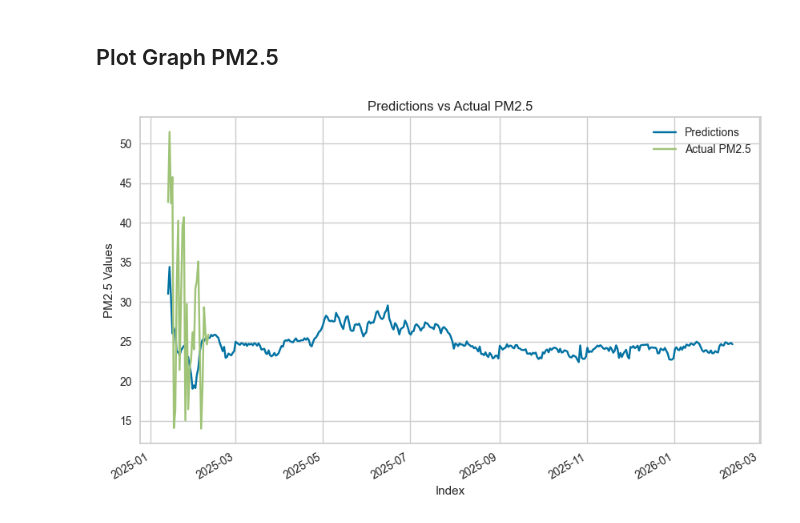
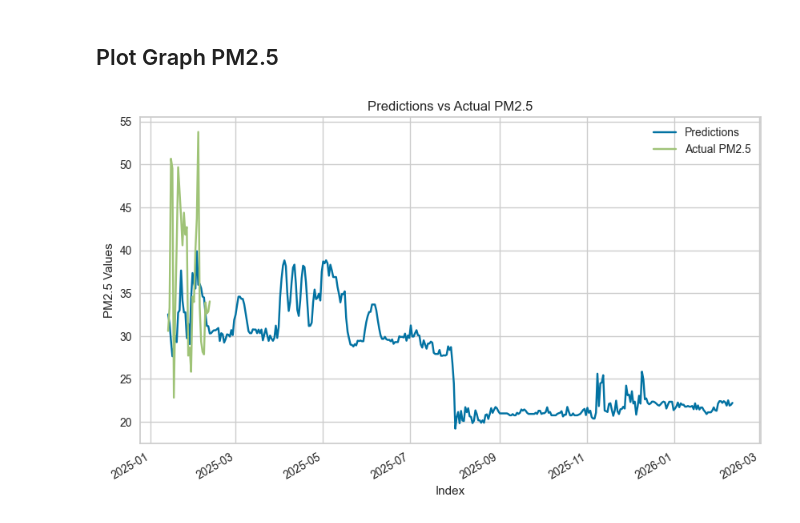
Before and after one commit to Anandaa69/PM2.5_Pycaret, a Jupyter notebook: Surat/main/main_model_jsps01.ipynb, the cells around one changed output. Cells and saved outputs as stored; diff of their text form; code cells hidden in the pictures.

```diff
--- a/Surat/main/main_model_jsps01.ipynb
+++ b/Surat/main/main_model_jsps01.ipynb
@@ -216,12 +216,12 @@ plt.show()
 # %% [markdown]
 # Predict HUMI model
 # %%
-model_humi = load_model("humi_use_temp_model_2")
+model_humi = load_model("br_humi_u_temp_model_jsps01")
 # %% [output]
 Transformation Pipeline and Model Successfully Loaded
 # %%
 # อ่านไฟล์ CSV
-data_humi = pd.read_csv('../export_data/filtered_data_3_best.csv')
+data_humi = pd.read_csv('../export_data_jsp01/clean_data_jsps001_1d.csv')
 
-# ลบแถวล่าสุด (แถวสุดท้าย)
-data_humi = data_humi.drop(data_humi.index[-1])
+# # ลบแถวล่าสุด (แถวสุดท้าย)
+# data_humi = data_humi.drop(data_humi.index[-1])
@@ -418,14 +427,14 @@ plt.show()
 # %% [markdown]
 # Predict PM2.5
 # %%
-model_pm_2_5 = load_model("pm2_5_model_1")
+model_pm_2_5 = load_model("gbr_pm_2_5_model")
 # %% [output]
 Transformation Pipeline and Model Successfully Loaded
 # %%
 # อ่านไฟล์ CSV
-data_pm_2_5 = pd.read_csv('../export_data/filtered_data_3_best.csv')
+data_pm_2_5 = pd.read_csv('../export_data_jsp01/clean_data_jsps001_1d.csv')
 # ลบแถวล่าสุด (แถวสุดท้าย)
-data_pm_2_5 = data_pm_2_5.drop(data_pm_2_5.index[-1])
+# data_pm_2_5 = data_pm_2_5.drop(data_pm_2_5.index[-1])
 # %%
 # ตั้ง 'timestamp' เป็น index หากยังไม่ได้ทำ
 data_pm_2_5['timestamp'] = pd.to_datetime(data_pm_2_5['timestamp'])
@@ -655,23 +664,23 @@ for date in pd.date_range(start=start_date, end=end_date, freq="D"):
 # %%
 import pandas as pd
 import matplotlib.pyplot as plt
 
 real_data = data_filtered.loc[start_date:end_date]
 # สมมุติว่า result คือ DataFrame ที่รวม predictions กับ pm_10
-result_plot = pd.concat([result_pm_2_5['prediction_label'], real_data['pm_2_5']], axis=1)
+result_plot = pd.concat([result_pm_2_5['prediction_label'].shift(-1), real_data['pm_2_5']], axis=1)
 result_plot.columns = ['Predictions', 'Actual PM2.5']  # ตั้งชื่อคอลัมน์
 
 # พล็อตข้อมูล
 result_plot.plot(figsize=(10, 6))
 
 # ตั้งชื่อกราฟ
 plt.title('Predictions vs Actual PM2.5')
 plt.xlabel('Index')
 plt.ylabel('PM2.5 Values')
 
 # แสดงกราฟ
 plt.show()
 # %% [output]
-[figure, old version]
+[figure, new version]
 # %%
 y_true = real_data["pm_2_5"][:'2025-02-10']
```
Also changed, not shown: parts of 15 cells of this notebook, 9 other files.
